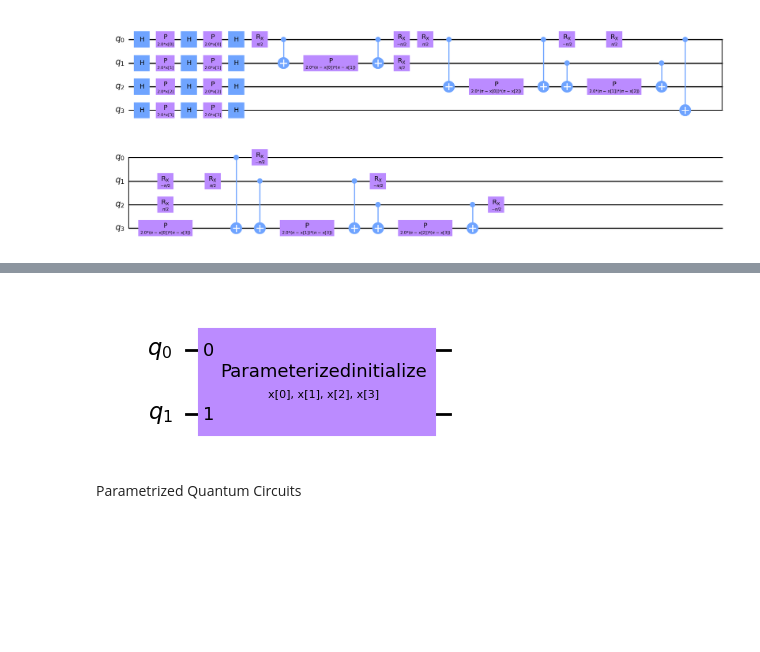
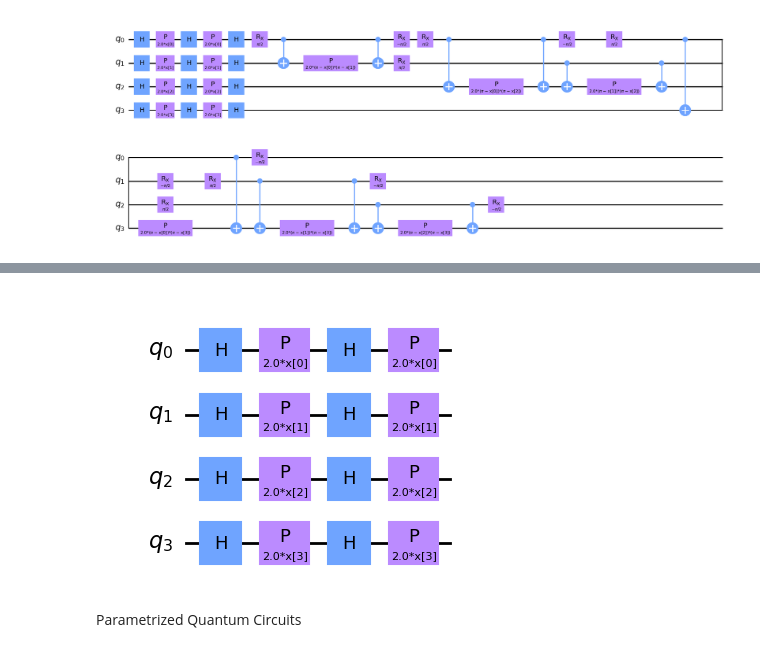
Before and after one commit to EdoardoZappia/Fraud-Detection-with-QML, a Jupyter notebook: qvc.ipynb, the cells around one changed output, grey strips where cells are left out. Drawn from its saved outputs; the diff is of its cells as text; code cells hidden in the pictures; blank space fills up the shorter version.

```diff
--- a/qvc.ipynb
+++ b/qvc.ipynb
@@ -196,8 +220,11 @@ P.decompose().draw(output='mpl')
+# %%
+Z2 = ZFeatureMap(feature_dimension=4, reps=2)   # feature_dimension = num_features
+Z2.decompose().draw(output='mpl')
+# %% [output]
+[figure, added]
 # %%
-amp_enc = RawFeatureVector(feature_dimension=num_features)
-amp_enc.draw(output = 'mpl')
+# amp_enc = RawFeatureVector(feature_dimension=num_features)
+# amp_enc.draw(output = 'mpl')
-# %% [output]
-[figure, removed]
 # %% [markdown]
 Parametrized Quantum Circuits
 # %%
```
Also changed, not shown: parts of 75 cells of this notebook.
